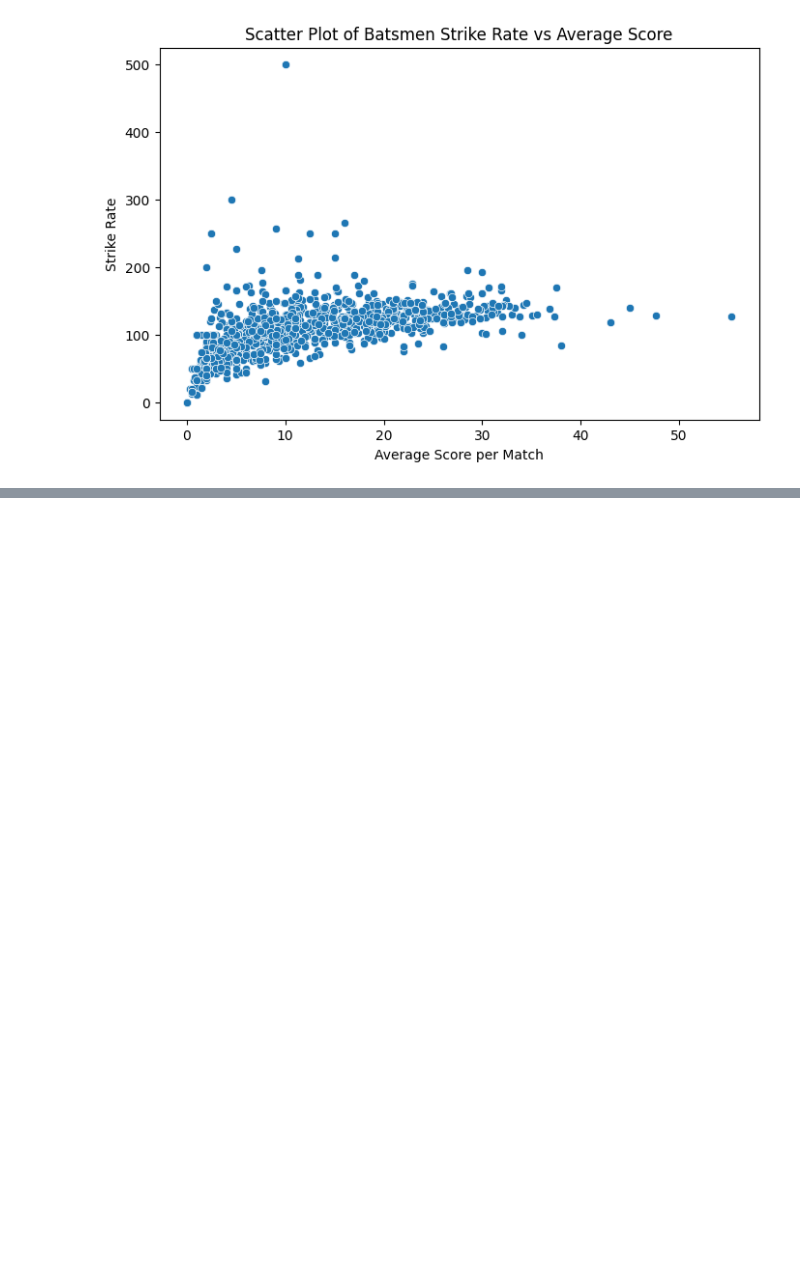
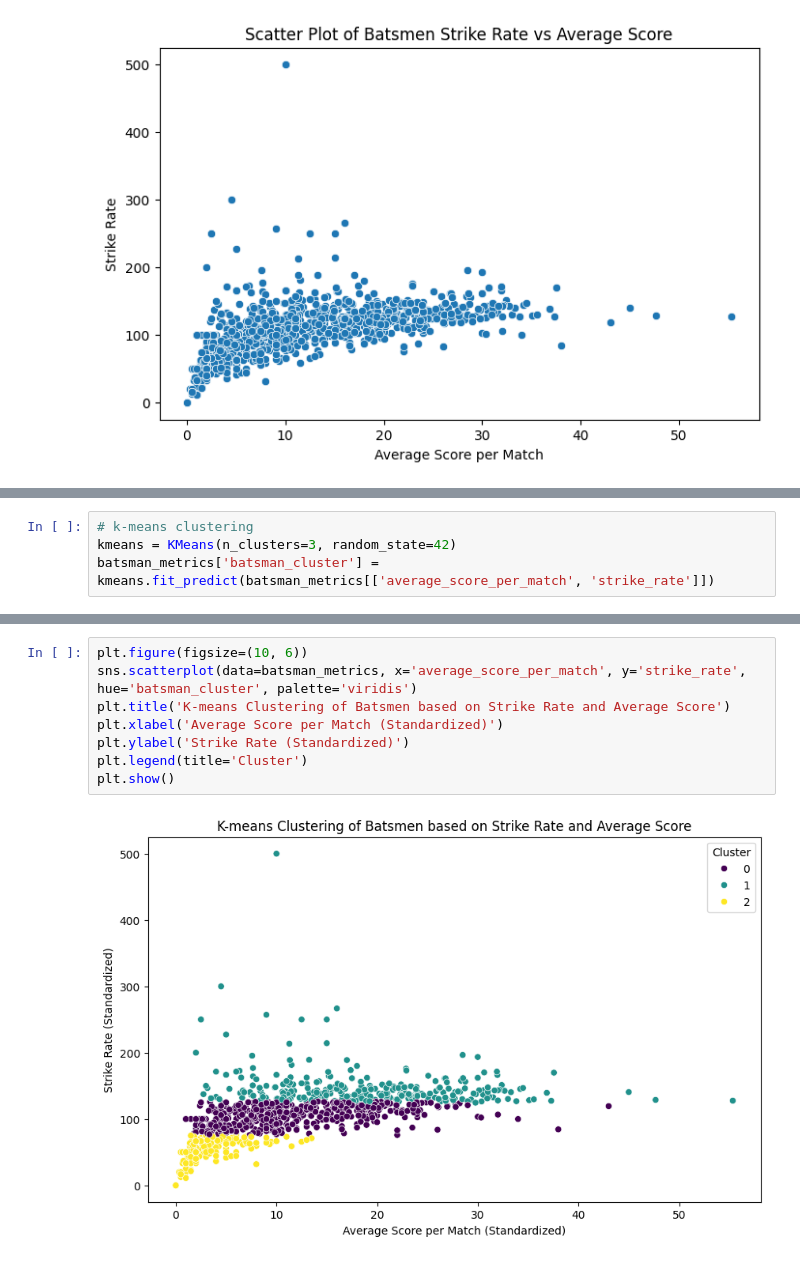
Before and after one commit to 19Kaumini/e19-co544-cricket-analytics-and-prediction, a Jupyter notebook: EDA/BatsmanClustering.ipynb, the cells around one changed output, grey strips where cells are left out. Cells and saved outputs as stored; diff of their text form; blank space fills up the shorter version.

```diff
--- a/EDA/BatsmanClustering.ipynb
+++ b/EDA/BatsmanClustering.ipynb
@@ -169,0 +195,4 @@ plt.show()
+# %%
+# k-means clustering
+kmeans = KMeans(n_clusters=3, random_state=42)
+batsman_metrics['batsman_cluster'] = kmeans.fit_predict(batsman_metrics[['average_score_per_match', 'strike_rate']])
@@ -169,0 +210,10 @@ plt.show()
+# %%
+plt.figure(figsize=(10, 6))
+sns.scatterplot(data=batsman_metrics, x='average_score_per_match', y='strike_rate', hue='batsman_cluster', palette='viridis')
+plt.title('K-means Clustering of Batsmen based on Strike Rate and Average Score')
+plt.xlabel('Average Score per Match (Standardized)')
+plt.ylabel('Strike Rate (Standardized)')
+plt.legend(title='Cluster')
+plt.show()
+# %% [output]
+[figure, added]
```
Also changed, not shown: parts of 5 cells of this notebook.
